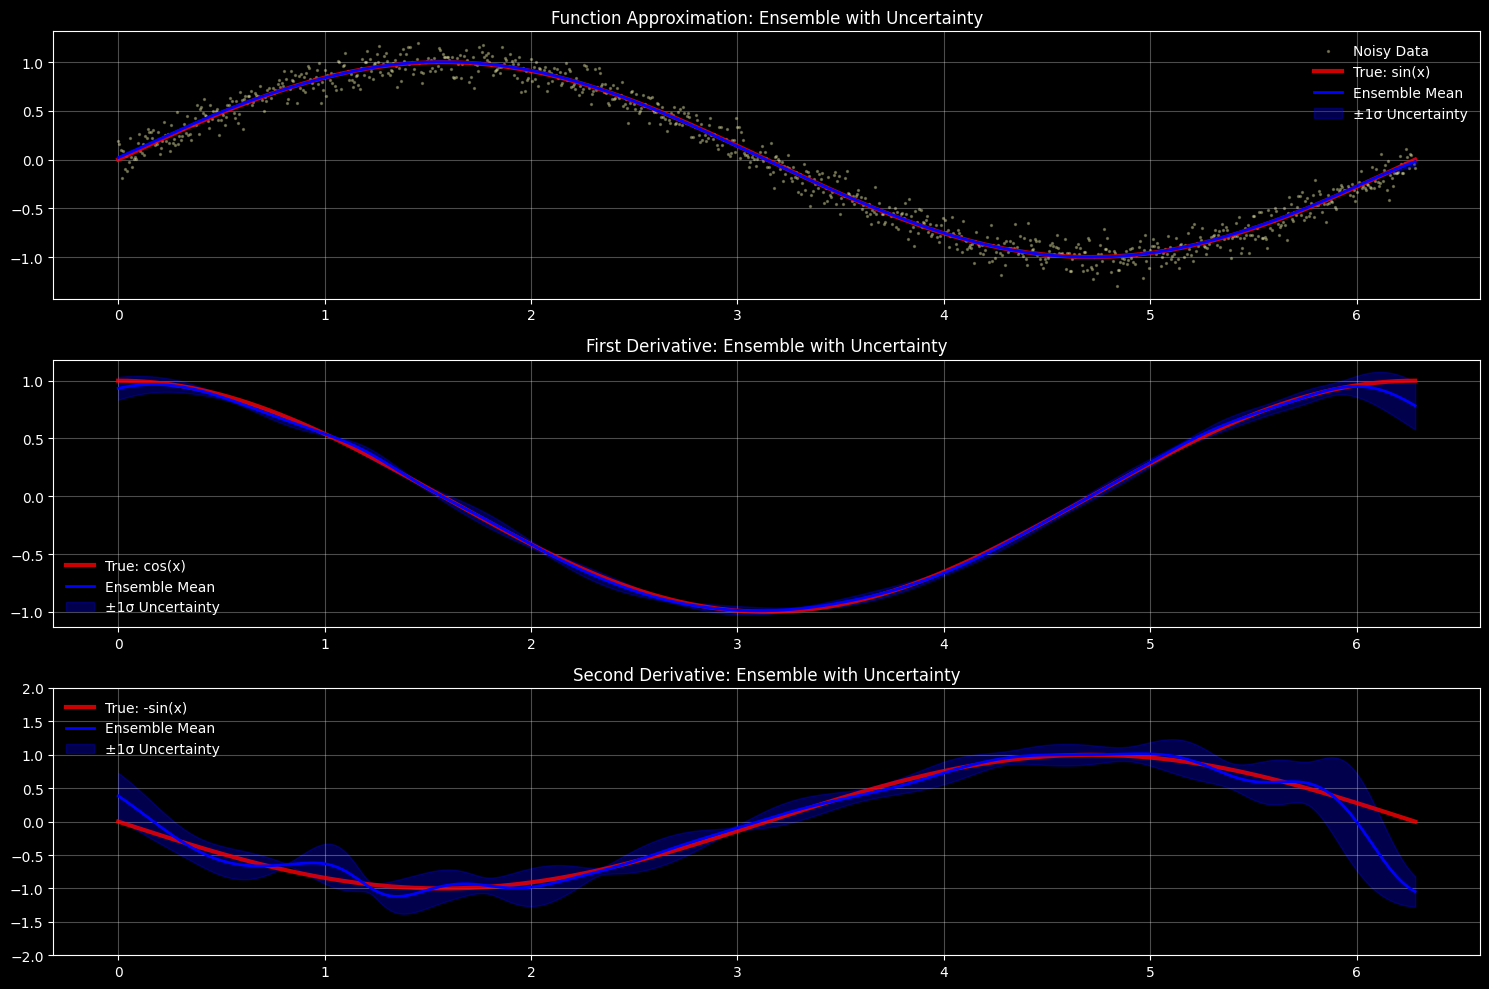
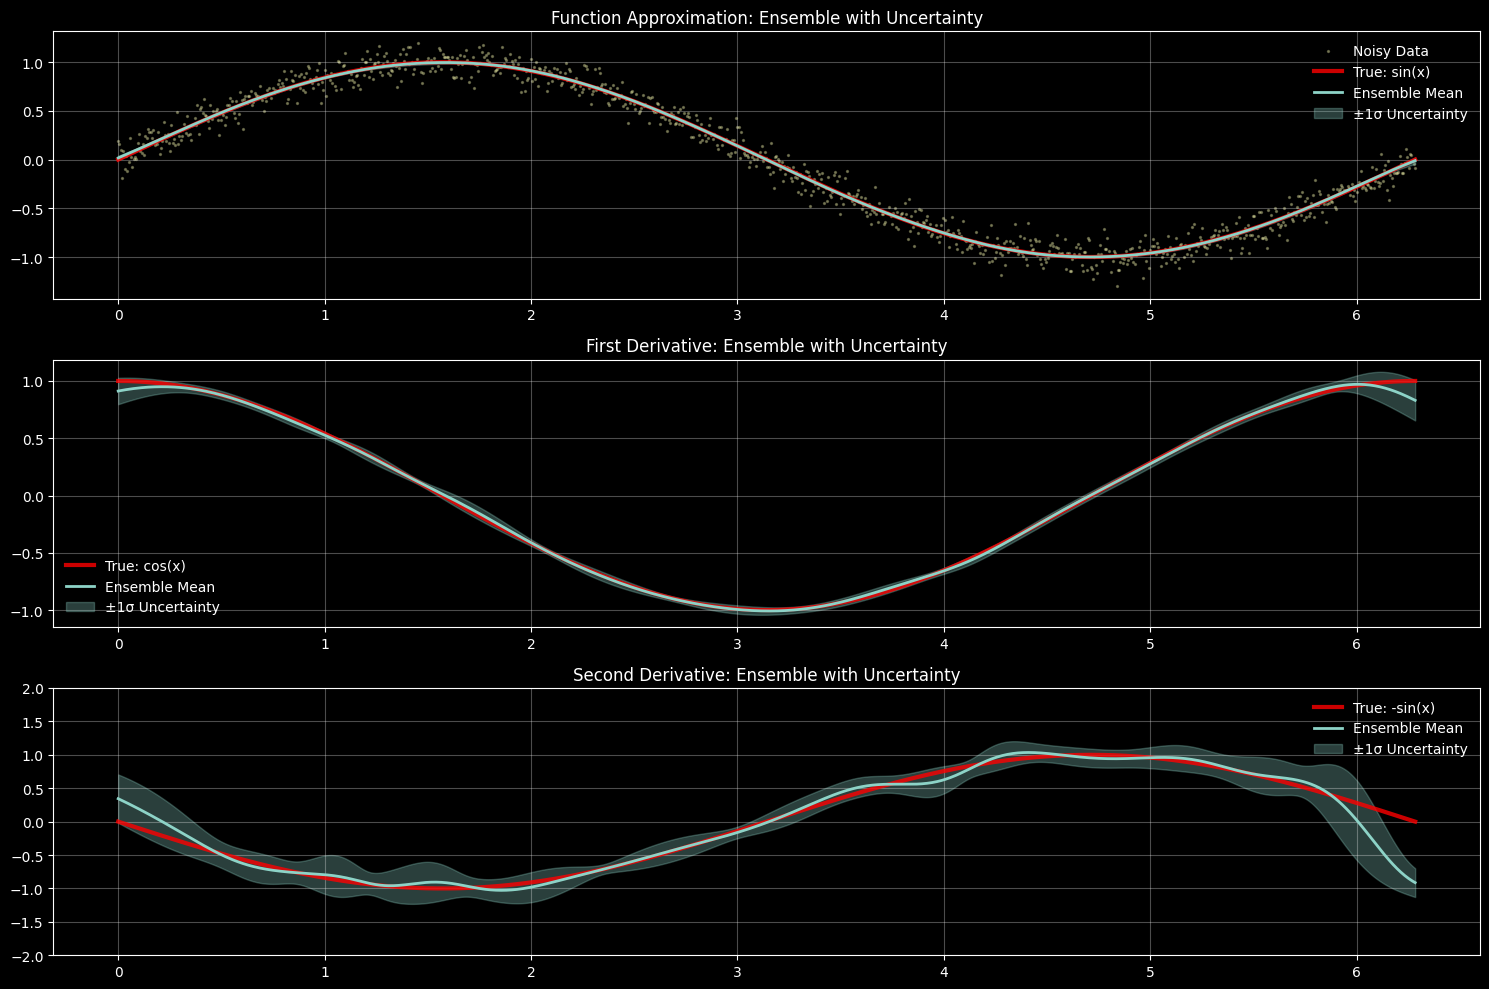
Unified diff of the notebook cell whose output changed from the first chart to the second:
--- before
+++ after
@@ -48,7 +48,7 @@
     
     axes[0].plot(x_plot, np.sin(x_plot), 'r-', label='True: sin(x)', linewidth=3, alpha=0.8)
-    axes[0].plot(x_plot, pred_mean, 'b-', label='Ensemble Mean', linewidth=2)
+    axes[0].plot(x_plot, pred_mean, 'b-', label='Ensemble Mean', linewidth=2, color="C0")
     axes[0].fill_between(x_plot, (pred_mean - pred_std).flatten(), (pred_mean + pred_std).flatten(), 
-                        alpha=0.3, color='blue', label='±1σ Uncertainty')
+                        alpha=0.3, color='C0', label='±1σ Uncertainty')
     axes[0].set_title('Function Approximation: Ensemble with Uncertainty')
     axes[0].legend(frameon=False)
@@ -57,7 +57,7 @@
     # First derivative with uncertainty
     axes[1].plot(x_plot, np.cos(x_plot), 'r-', label='True: cos(x)', linewidth=3, alpha=0.8)
-    axes[1].plot(x_plot, first_deriv_mean, 'b-', label='Ensemble Mean', linewidth=2)
+    axes[1].plot(x_plot, first_deriv_mean, 'b-', label='Ensemble Mean', linewidth=2, color="C0")
     axes[1].fill_between(x_plot, (first_deriv_mean - first_deriv_std).flatten(), (first_deriv_mean + first_deriv_std).flatten(),
-                        alpha=0.3, color='blue', label='±1σ Uncertainty')
+                        alpha=0.3, color='C0', label='±1σ Uncertainty')
     axes[1].set_title('First Derivative: Ensemble with Uncertainty')
     axes[1].legend(frameon=False)
@@ -66,7 +66,7 @@
     # Second derivative with uncertainty
     axes[2].plot(x_plot, -np.sin(x_plot), 'r-', label='True: -sin(x)', linewidth=3, alpha=0.8)
-    axes[2].plot(x_plot, second_deriv_mean, 'b-', label='Ensemble Mean', linewidth=2)
+    axes[2].plot(x_plot, second_deriv_mean, 'b-', label='Ensemble Mean', linewidth=2, color='C0')
     axes[2].fill_between(x_plot, (second_deriv_mean - second_deriv_std).flatten(), (second_deriv_mean + second_deriv_std).flatten(),
-                        alpha=0.3, color='blue', label='±1σ Uncertainty')
+                        alpha=0.3, color='C0', label='±1σ Uncertainty')
     axes[2].set_title('Second Derivative: Ensemble with Uncertainty')
     axes[2].legend(frameon=False)

Commit: updated second derivative section